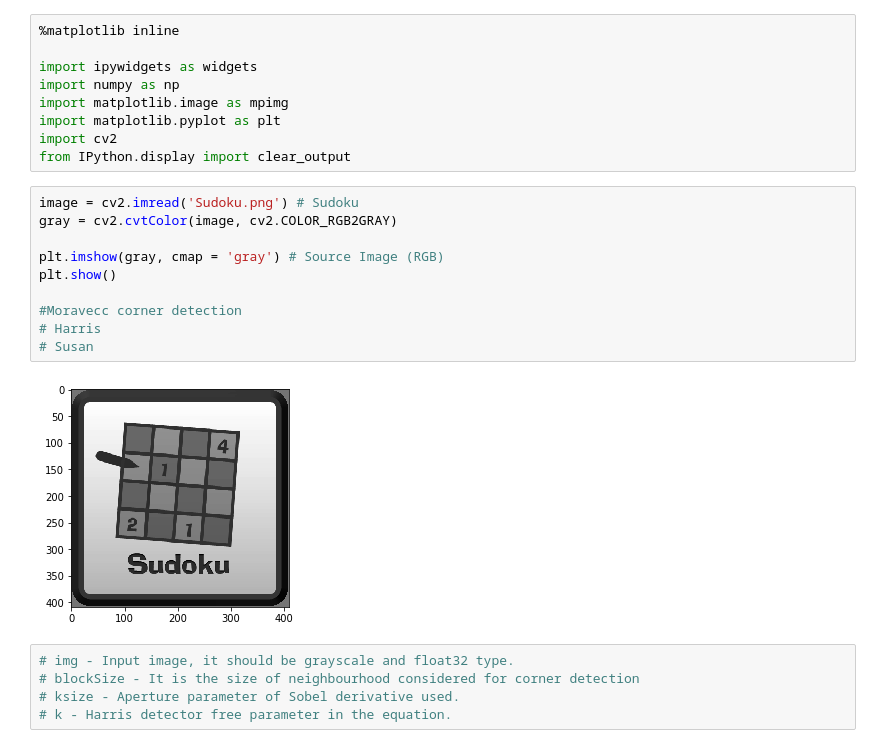
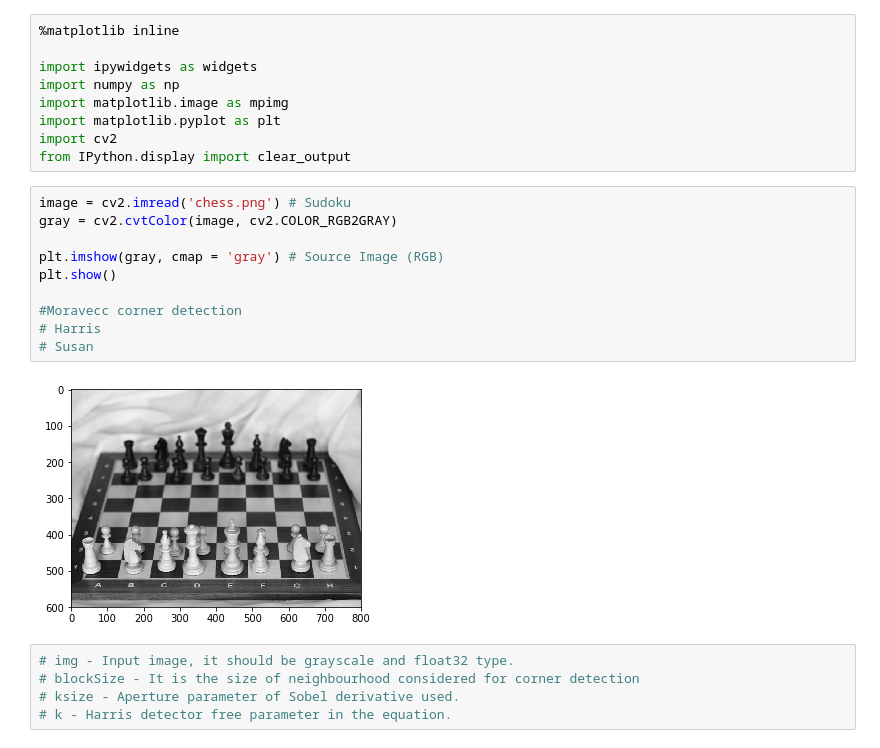
Before and after one commit to korotaevaVika/img_processing, a Jupyter notebook: IMG PROC TASK Harris Corner Detection.ipynb, the cells around one changed output. Saved outputs shown, nothing was run; the diff lists cells and outputs as text.

```diff
--- a/IMG PROC TASK Harris Corner Detection.ipynb
+++ b/IMG PROC TASK Harris Corner Detection.ipynb
@@ -8,17 +8,17 @@ import matplotlib.pyplot as plt
 import cv2
 from IPython.display import clear_output
 # %%
-image = cv2.imread('Sudoku.png') # Sudoku
+image = cv2.imread('chess.png') # Sudoku
 gray = cv2.cvtColor(image, cv2.COLOR_RGB2GRAY)
 
 plt.imshow(gray, cmap = 'gray') # Source Image (RGB)
 plt.show()
 
 #Moravecc corner detection
 # Harris
 # Susan
 # %% [output]
-[figure, old version]
+[figure, new version]
 # %%
 # img - Input image, it should be grayscale and float32 type.
 # blockSize - It is the size of neighbourhood considered for corner detection
```
Also changed, not shown: parts of 1 cell of this notebook, 11 other files.
